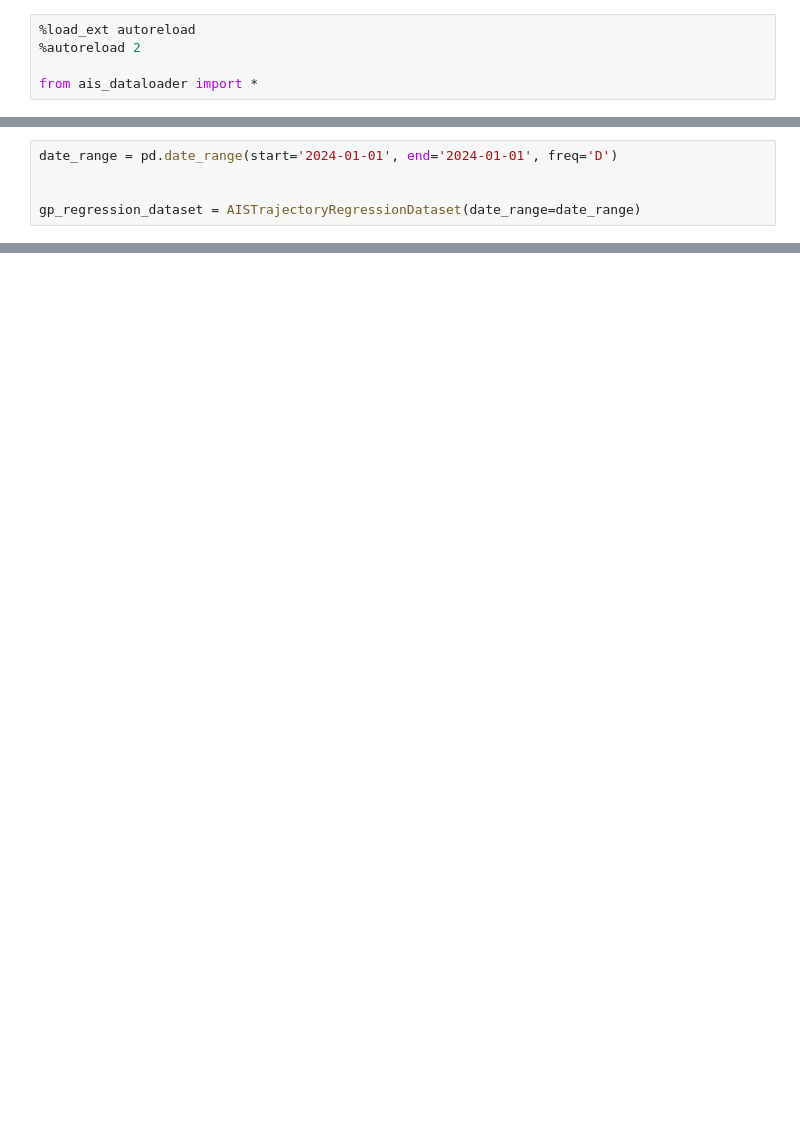
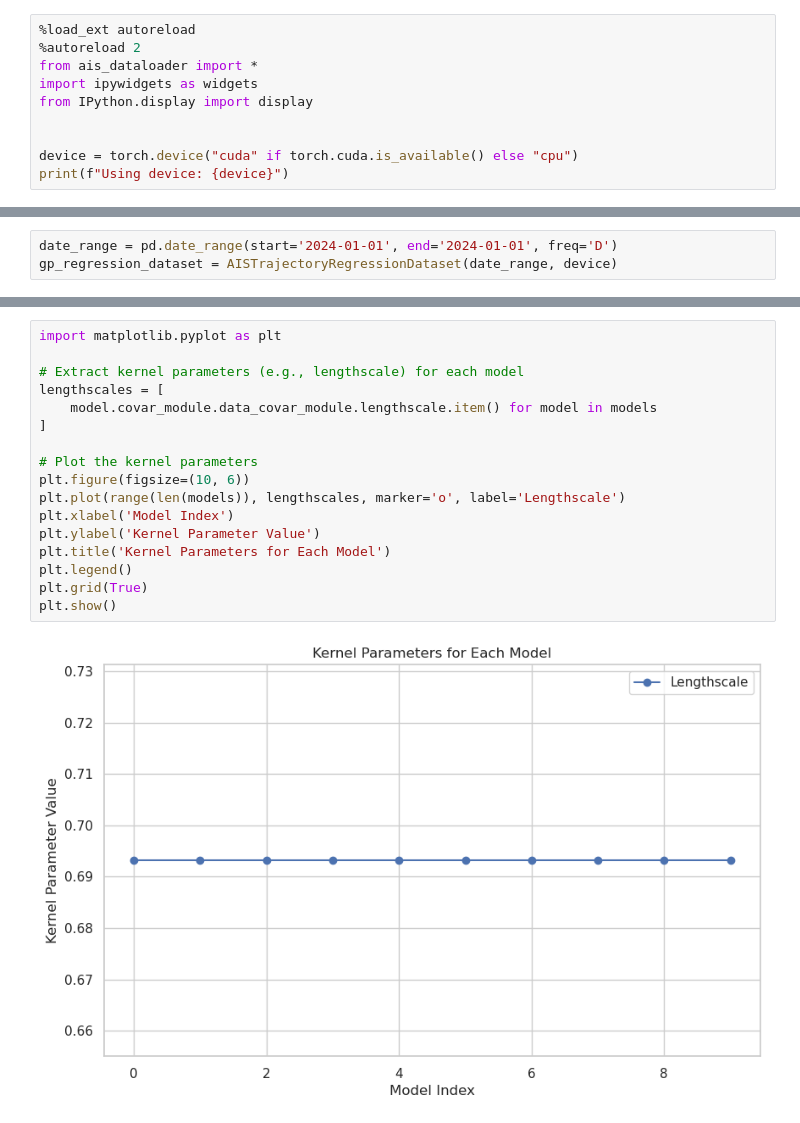
Before and after one commit to Astronauty/raytheon-ais-analysis, a Jupyter notebook: test.ipynb, the cells around one changed output, grey strips where cells are left out. Cells and saved outputs as stored; diff of their text form; blank space fills up the shorter version.

Commit message:
finished gp dataloader

```diff
--- a/test.ipynb
+++ b/test.ipynb
@@ -1,5 +3,10 @@
 # %%
 %load_ext autoreload
 %autoreload 2
+from ais_dataloader import *
+import ipywidgets as widgets
+from IPython.display import display
 
-from ais_dataloader import *
+
+device = torch.device("cuda" if torch.cuda.is_available() else "cpu")
+print(f"Using device: {device}")
@@ -6,6 +15,4 @@ from ais_dataloader import *
 # %%
 date_range = pd.date_range(start='2024-01-01', end='2024-01-01', freq='D')
-
-
-gp_regression_dataset = AISTrajectoryRegressionDataset(date_range=date_range)
+gp_regression_dataset = AISTrajectoryRegressionDataset(date_range, device)
 # %% [output]
@@ -28,0 +71,19 @@ Removed 5167987 out of 7296275 rows due to invalid COG, SOG, LAT, or Heading val
+# %%
+import matplotlib.pyplot as plt
+
+# Extract kernel parameters (e.g., lengthscale) for each model
+lengthscales = [
+    model.covar_module.data_covar_module.lengthscale.item() for model in models
+]
+
+# Plot the kernel parameters
+plt.figure(figsize=(10, 6))
+plt.plot(range(len(models)), lengthscales, marker='o', label='Lengthscale')
+plt.xlabel('Model Index')
+plt.ylabel('Kernel Parameter Value')
+plt.title('Kernel Parameters for Each Model')
+plt.legend()
+plt.grid(True)
+plt.show()
+# %% [output]
+[figure, added]
```
Also changed, not shown: parts of 10 cells of this notebook, 1 other file.
